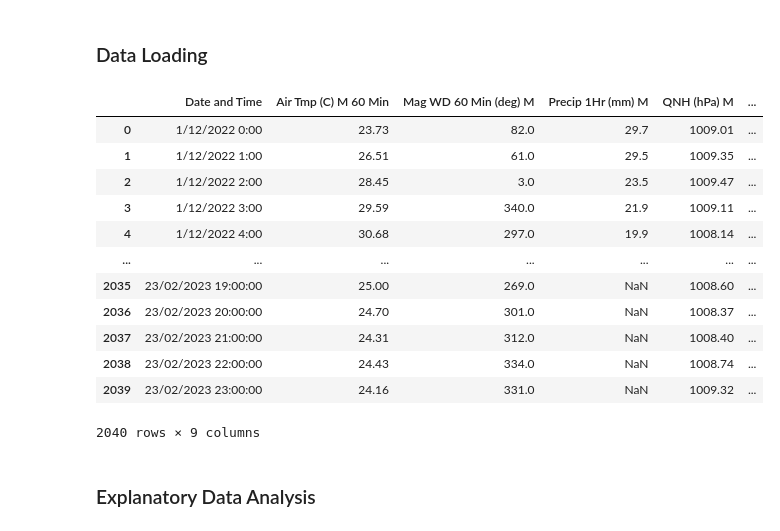
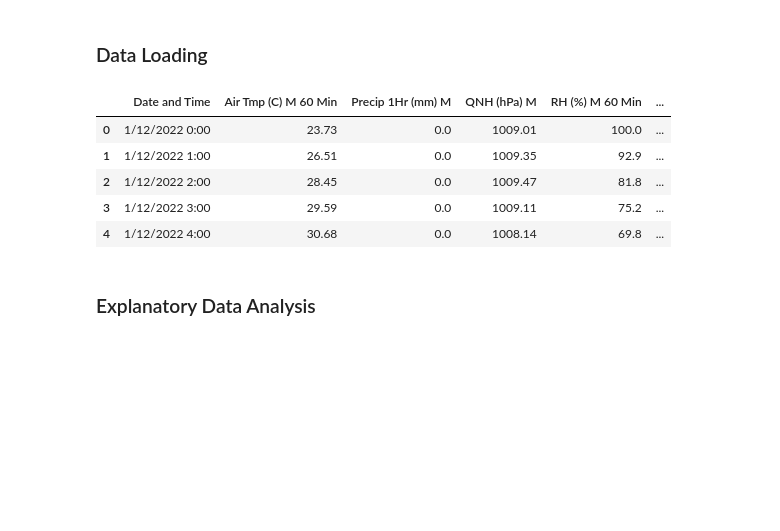
Before and after one commit to el-thobhy/rainfall-prediction, a Jupyter notebook: test_code_bmkg.ipynb, the cells around one changed output. Cells and saved outputs as stored; diff of their text form; code cells hidden in the pictures; blank space fills up the shorter version.

```diff
--- a/test_code_bmkg.ipynb
+++ b/test_code_bmkg.ipynb
@@ -12,22 +9,16 @@ c:\Python310\lib\site-packages\numpy\.libs\libopenblas.FB5AE2TYXYH2IJRDKGDGQ3XBK
 # %% [markdown]
 ### Data Loading
 # %%
-data_baru = pd.read_excel('2022 Feb 2023 perjam.xlsx')
-data_baru
+data_baru = pd.read_excel('Data Des 2022 to Feb 2023 perjam Clean.xlsx')
+data_baru = data_baru.drop('klasifikasi', axis=1)
+data_baru.head()
 # %% [output]
-|  | Date and Time | Air Tmp (C) M 60 Min | Mag WD 60 Min (deg) M | Precip 1Hr (mm) M | QNH (hPa) M | ... |
-| 0 | 1/12/2022 0:00 | 23.73 | 82.0 | 29.7 | 1009.01 | ... |
-| 1 | 1/12/2022 1:00 | 26.51 | 61.0 | 29.5 | 1009.35 | ... |
-| 2 | 1/12/2022 2:00 | 28.45 | 3.0 | 23.5 | 1009.47 | ... |
-| 3 | 1/12/2022 3:00 | 29.59 | 340.0 | 21.9 | 1009.11 | ... |
-| 4 | 1/12/2022 4:00 | 30.68 | 297.0 | 19.9 | 1008.14 | ... |
-| ... | ... | ... | ... | ... | ... | ... |
-| 2035 | 23/02/2023 19:00:00 | 25.00 | 269.0 | NaN | 1008.60 | ... |
-| 2036 | 23/02/2023 20:00:00 | 24.70 | 301.0 | NaN | 1008.37 | ... |
-| 2037 | 23/02/2023 21:00:00 | 24.31 | 312.0 | NaN | 1008.40 | ... |
-| 2038 | 23/02/2023 22:00:00 | 24.43 | 334.0 | NaN | 1008.74 | ... |
-| 2039 | 23/02/2023 23:00:00 | 24.16 | 331.0 | NaN | 1009.32 | ... |
+|  | Date and Time | Air Tmp (C) M 60 Min | Precip 1Hr (mm) M | QNH (hPa) M | RH (%) M 60 Min | ... |
+| 0 | 1/12/2022 0:00 | 23.73 | 0.0 | 1009.01 | 100.0 | ... |
+| 1 | 1/12/2022 1:00 | 26.51 | 0.0 | 1009.35 | 92.9 | ... |
+| 2 | 1/12/2022 2:00 | 28.45 | 0.0 | 1009.47 | 81.8 | ... |
+| 3 | 1/12/2022 3:00 | 29.59 | 0.0 | 1009.11 | 75.2 | ... |
+| 4 | 1/12/2022 4:00 | 30.68 | 0.0 | 1008.14 | 69.8 | ... |
-2040 rows × 9 columns
 # %% [markdown]
 ### Explanatory Data Analysis
 # %% [markdown]
```
Also changed, not shown: parts of 43 cells of this notebook, 2 other files.
